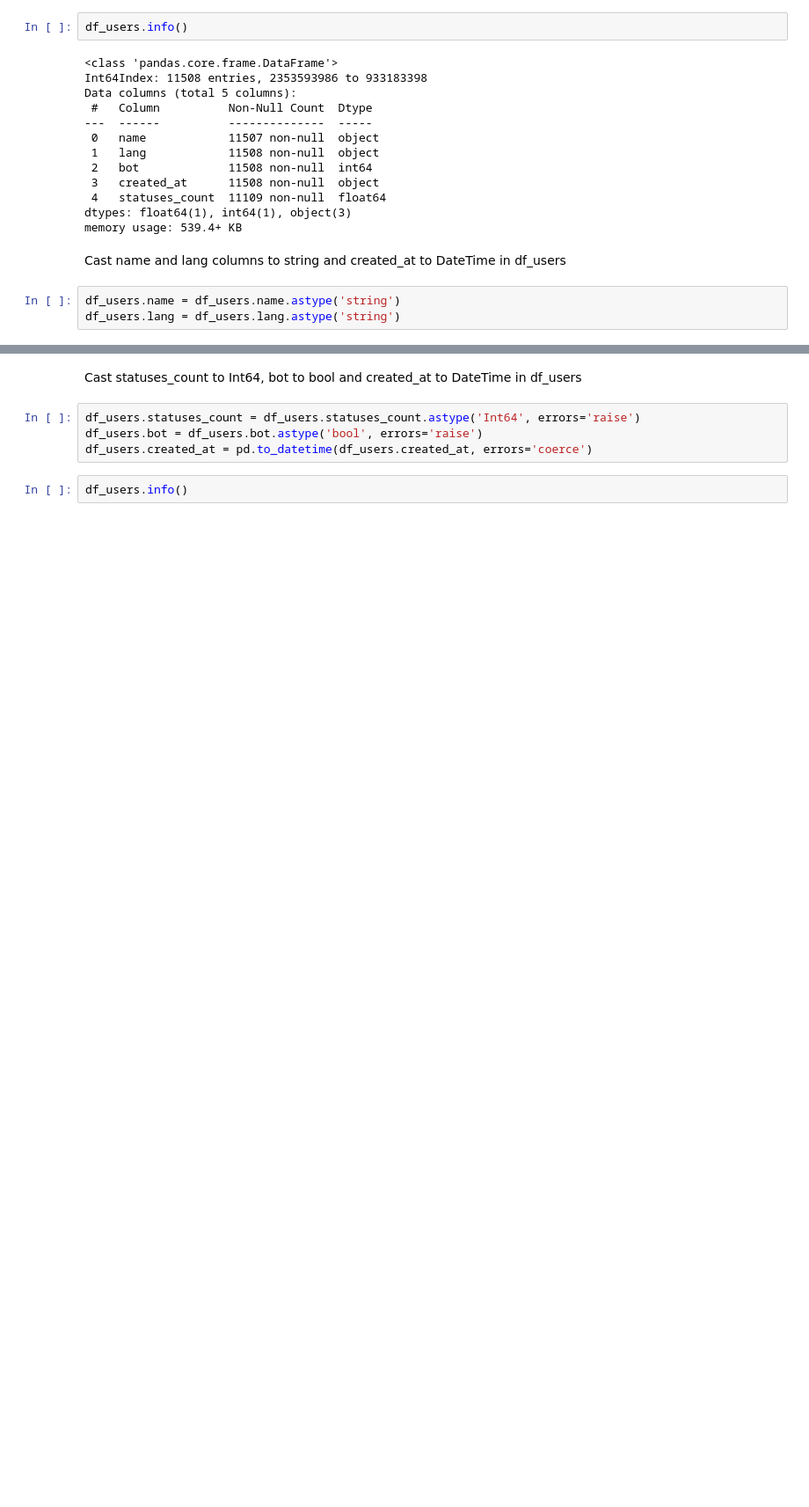
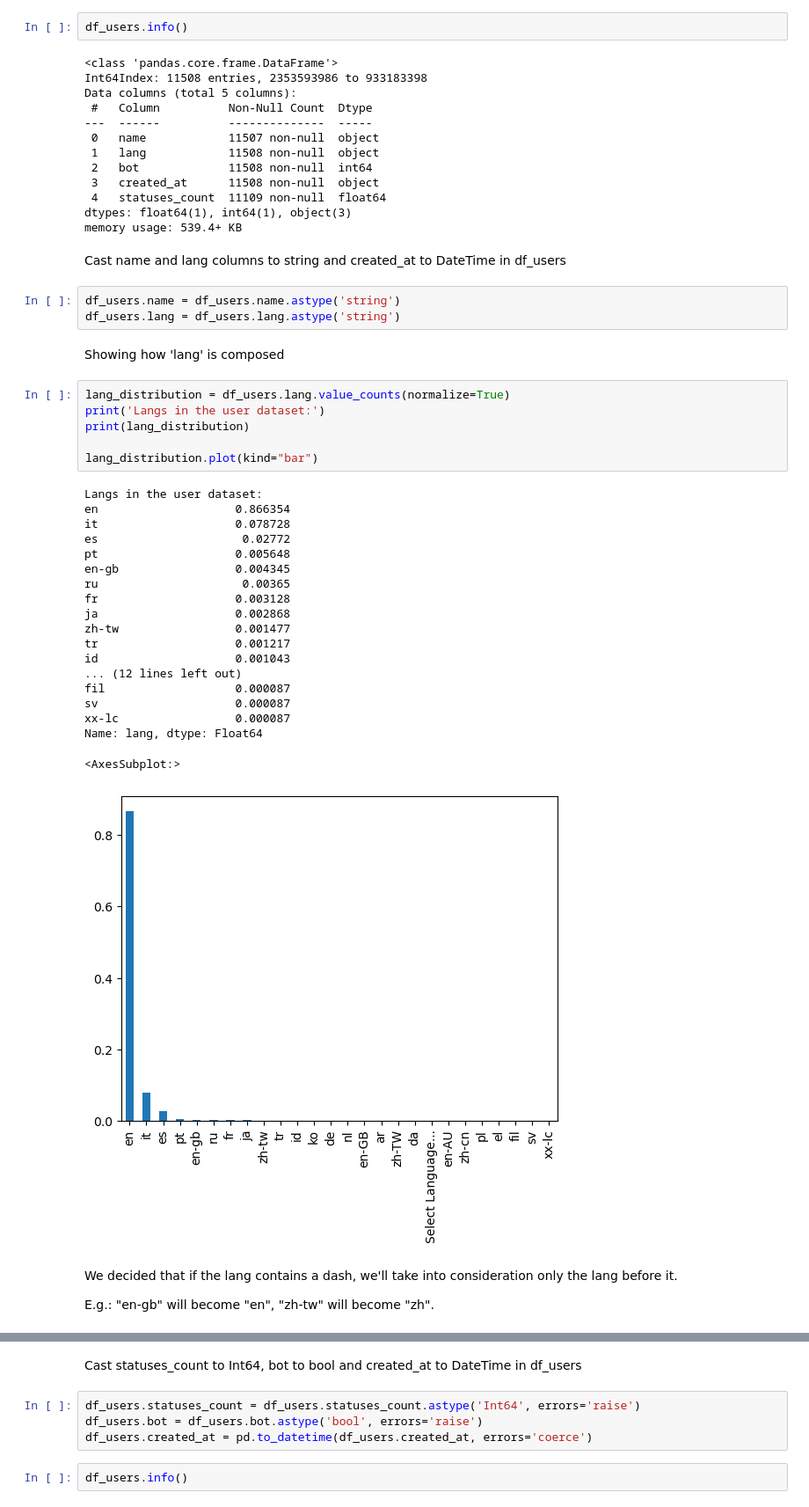
Before and after one commit to alessandrocubic/Unipi-Data-Mining-project-AY-22-23, a Jupyter notebook: data_understanding_sample.ipynb, the cells around one changed output, grey strips where cells are left out. Shown at 88% size. Drawn from its saved outputs; the diff is of its cells as text; blank space fills up the shorter version.

```diff
--- a/data_understanding_sample.ipynb
+++ b/data_understanding_sample.ipynb
@@ -135,3 +192,35 @@ Cast name and lang columns to string and created_at to DateTime in df_users
 # %%
 df_users.name = df_users.name.astype('string')
 df_users.lang = df_users.lang.astype('string')
+# %% [markdown]
+Showing how 'lang' is composed
+# %%
+lang_distribution = df_users.lang.value_counts(normalize=True)
+print('Langs in the user dataset:')
+print(lang_distribution)
+
+lang_distribution.plot(kind="bar")
+# %% [output]
+Langs in the user dataset:
+en                    0.866354
+it                    0.078728
+es                     0.02772
+pt                    0.005648
+en-gb                 0.004345
+ru                     0.00365
+fr                    0.003128
+ja                    0.002868
+zh-tw                 0.001477
+tr                    0.001217
+id                    0.001043
+... (12 lines left out)
+fil                   0.000087
+sv                    0.000087
+xx-lc                 0.000087
+Name: lang, dtype: Float64
+<AxesSubplot:>
+[figure, added]
+# %% [markdown]
+We decided that if the lang contains a dash, we'll take into consideration only the lang before it.
+
+E.g.: "en-gb" will become "en", "zh-tw" will become "zh".
```
Also changed, not shown: parts of 23 cells of this notebook.
